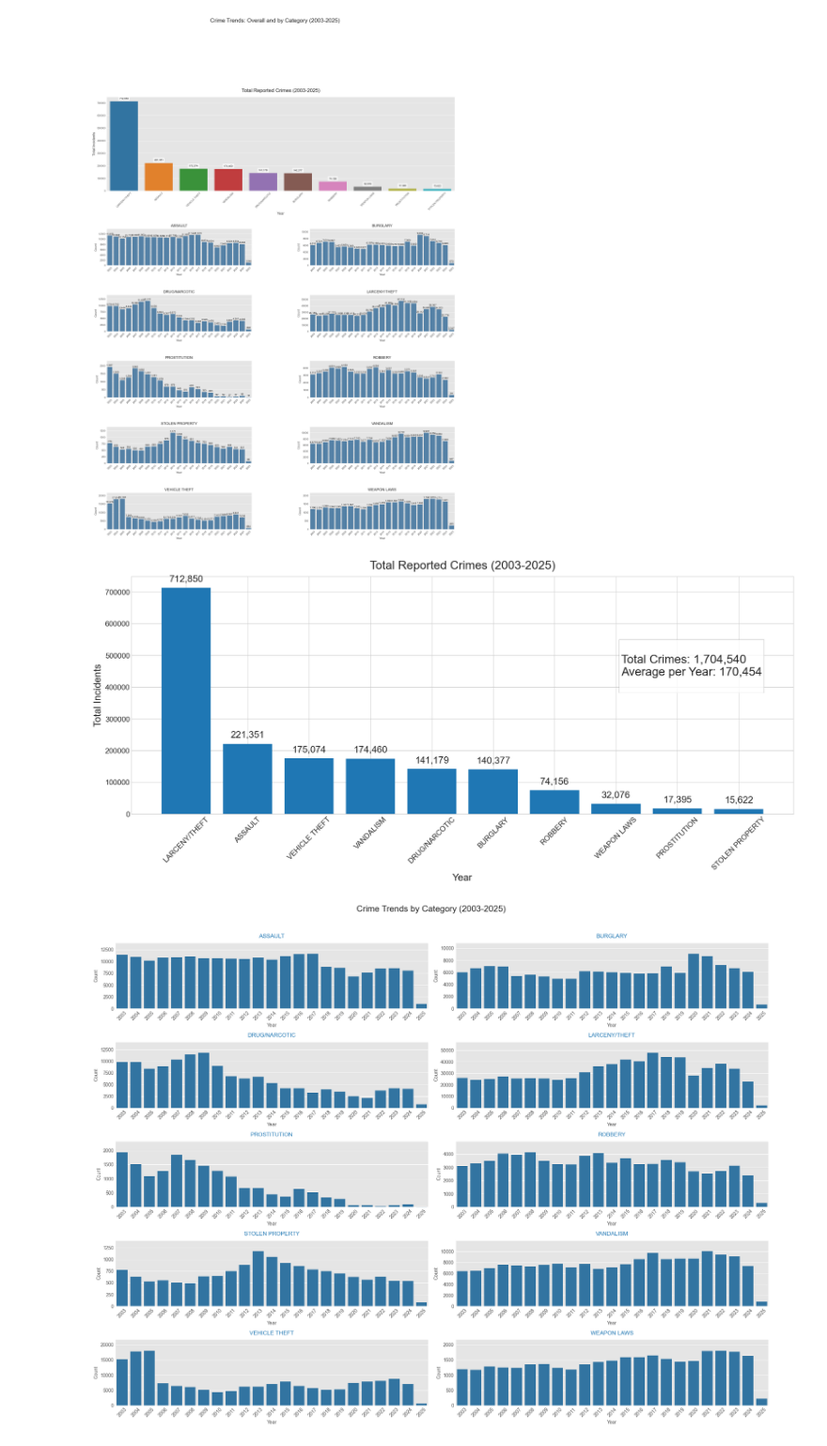
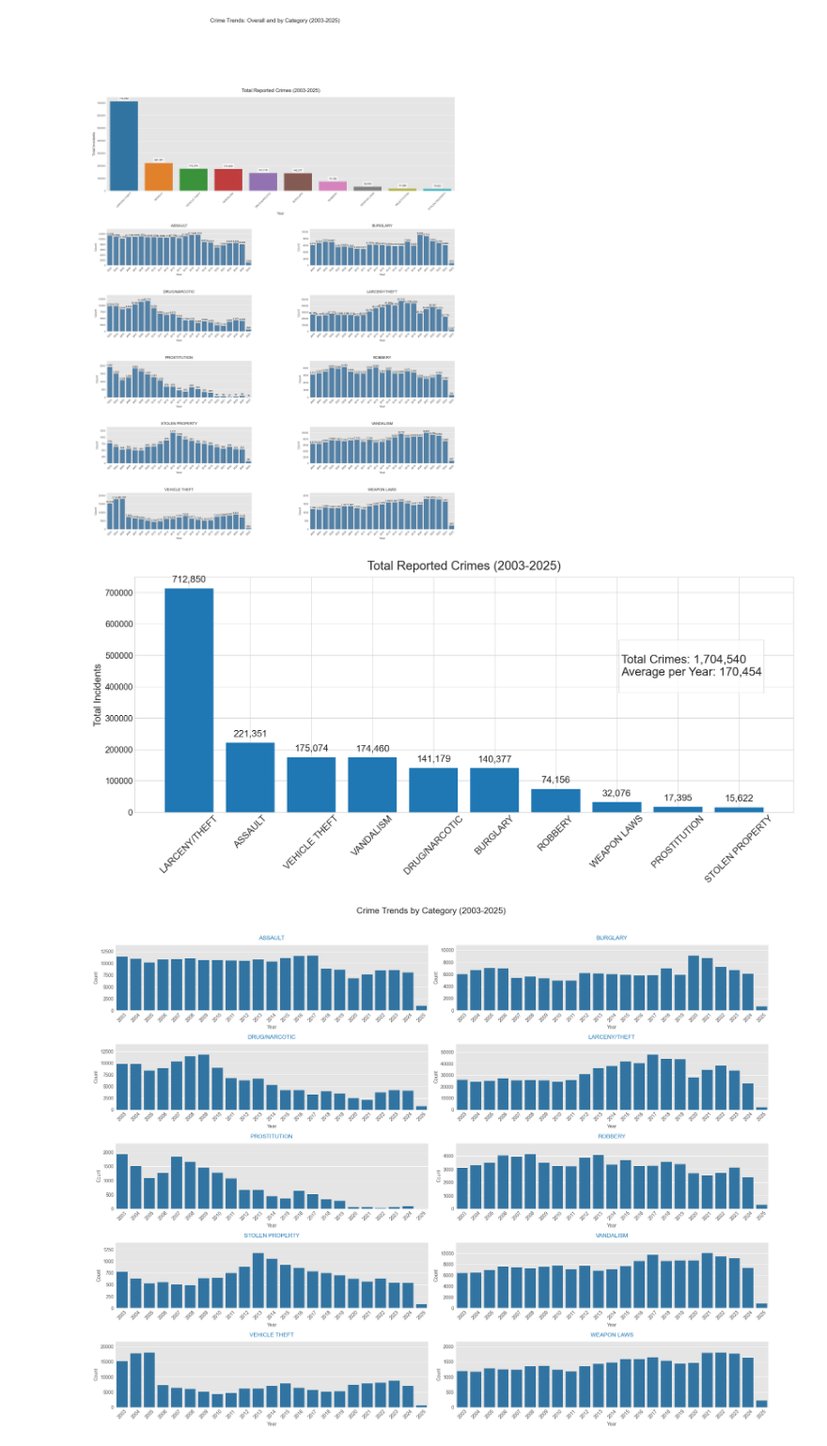
Before and after one commit to SophieWDK/sophiewdk.github.io, a Jupyter notebook: data_analysis/explanation_notebook.ipynb, the cells around one changed output. Shown at 94% size. Cells and saved outputs as stored; diff of their text form; code cells hidden in the pictures.

```diff
--- a/data_analysis/explanation_notebook.ipynb
+++ b/data_analysis/explanation_notebook.ipynb
@@ -143,38 +143,37 @@ fig.subplots_adjust(hspace=0.8, wspace=0.4)
 # ----------------------------------
 # 1. Top Plot - Overall Trend
 # ----------------------------------
 ax1 = fig.add_subplot(3, 1, 1)
 
 # Use the specific blue color from tab10 palette for all bars
 ax1.bar(crime_counts.index, crime_counts.values, color=crime_palette)
 
-ax1.set_title('Total Reported Crimes (2003-2025)', fontsize=24, pad=15)
-ax1.set_xlabel('Year', fontsize=20)
+ax1.set_title('Total Reported Crimes (2003-2025)', fontsize=25, pad=15)
 ax1.set_ylabel('Total Incidents', fontsize=20)
 plt.xticks(rotation=45)
 
 #set y-axis text size
-ax1.tick_params(axis='y', labelsize=15)
-ax1.tick_params(axis='x', labelsize=15)
+ax1.tick_params(axis='y', labelsize=17)
+ax1.tick_params(axis='x', labelsize=19)
 
 # Add data labels
 for i, v in enumerate(crime_counts.values):
     ax1.text(i, v + (0.02 * crime_counts.max()), f"{v:,}",
         ha='center', va='bottom',
         fontsize=19, bbox=dict(facecolor='none', alpha=0.7, edgecolor='none'))
 
 # Statistics box
 stats_text = f"""
 Total Crimes: {crime_counts.sum():,}
 Average per Year: {crime_counts.mean():,.0f}
 """
 plt.gcf().text(0.75, 0.85, stats_text, fontsize=24,
               bbox=dict(facecolor='white', alpha=0.8, edgecolor='gray'))
 
 plt.tight_layout()
 plt.show()
 # %% [output]
-[figure, old version]
+[figure, new version]
 # %%
 # Plot 2 - By Category Breakdown
 plt.style.use('ggplot')
```
Also changed, not shown: 1 other file.
